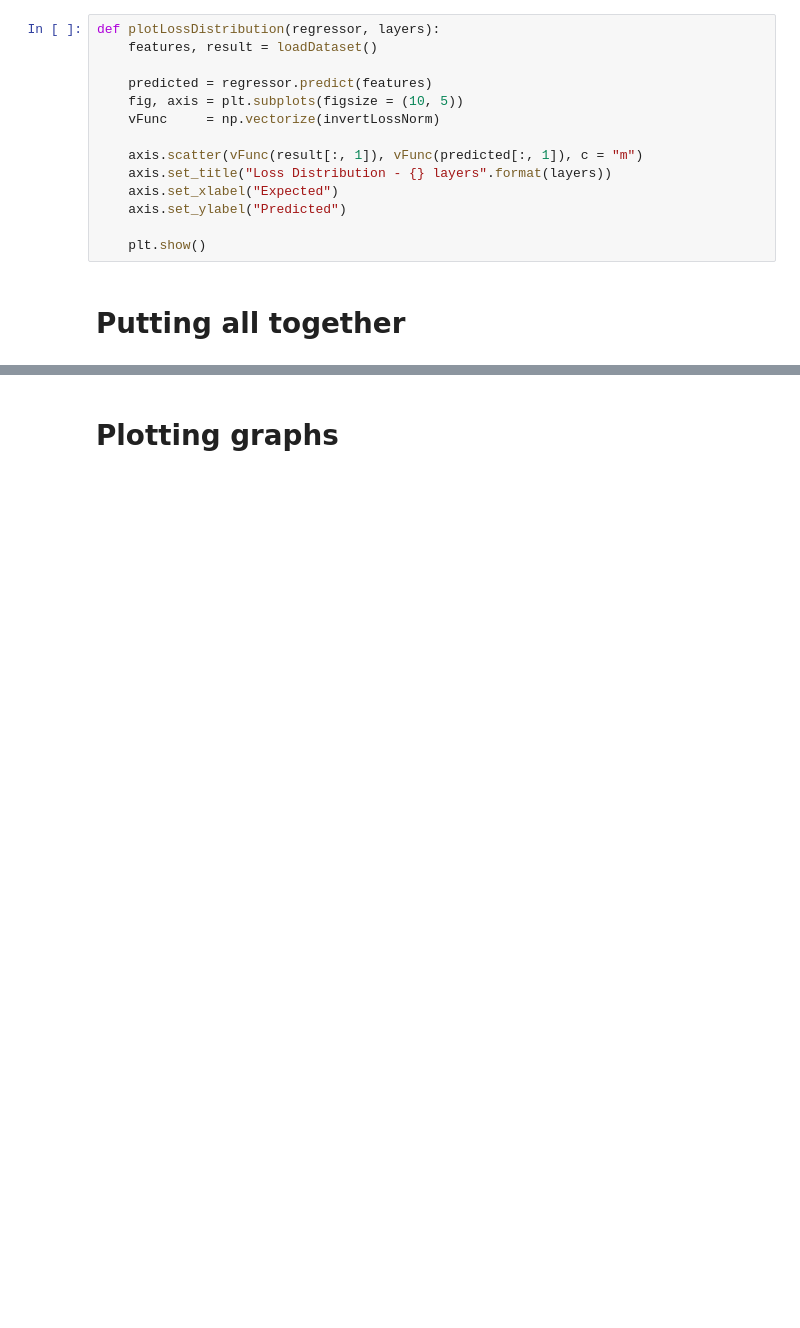
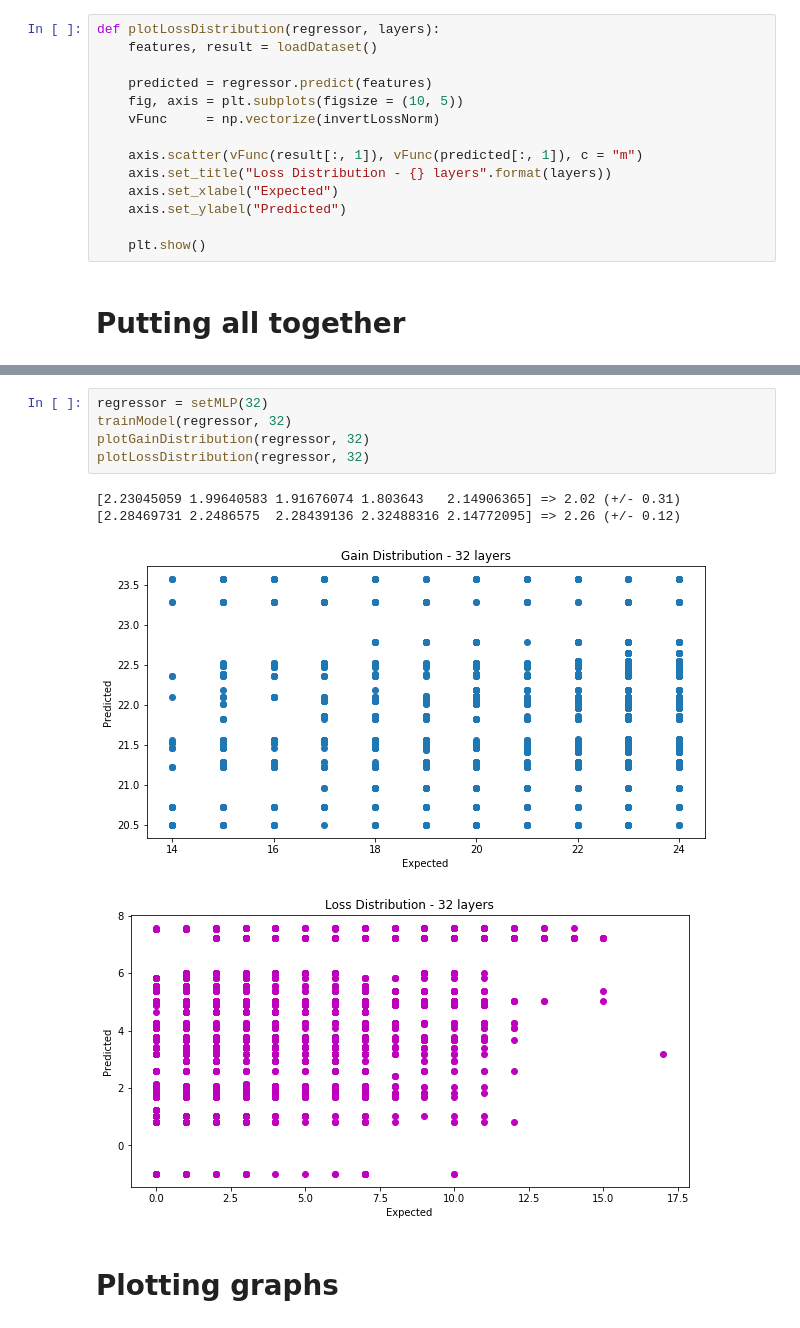
Before and after one commit to Leandro97/ACOPResults, a Jupyter notebook: Channel analysis/4amps/ANNAnalysis-Exp1.ipynb, the cells around one changed output, grey strips where cells are left out. Cells and saved outputs as stored; diff of their text form; blank space fills up the shorter version.

```diff
--- a/Channel analysis/4amps/ANNAnalysis-Exp1.ipynb
+++ b/Channel analysis/4amps/ANNAnalysis-Exp1.ipynb
@@ -285,3 +306,13 @@ print("Done!")
+# %%
+regressor = setMLP(32)
+trainModel(regressor, 32)
+plotGainDistribution(regressor, 32)
+plotLossDistribution(regressor, 32)
+# %% [output]
+[2.23045059 1.99640583 1.91676074 1.803643   2.14906365] => 2.02 (+/- 0.31)
+[2.28469731 2.2486575  2.28439136 2.32488316 2.14772095] => 2.26 (+/- 0.12)
+[figure, added]
+[figure, added]
 # %% [markdown]
 # Plotting graphs
 # %%
```
Also changed, not shown: parts of 5 cells of this notebook, 2 other files.
